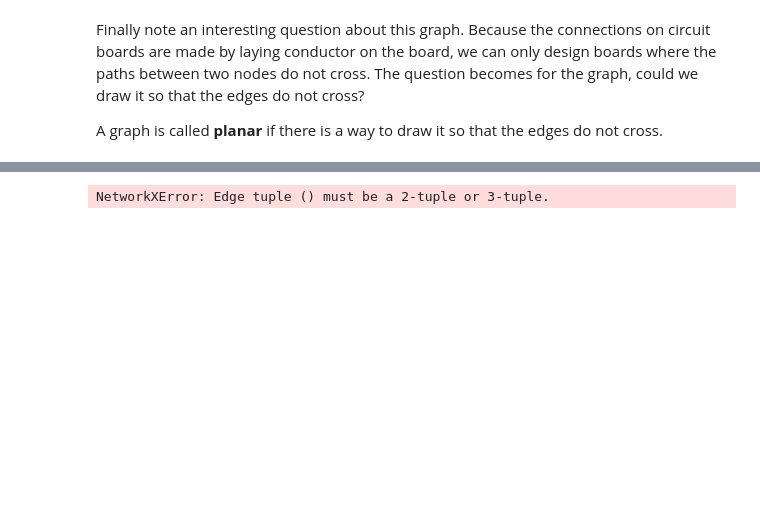
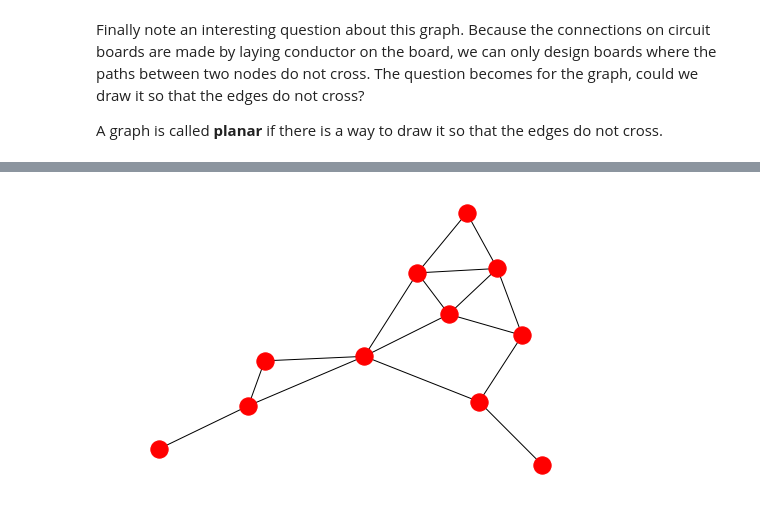
Before and after one commit to virgilpierce/MATH-228, a Jupyter notebook: Discrete Mathematics Introduction.ipynb, the cells around one changed output, grey strips where cells are left out. Drawn from its saved outputs; the diff is of its cells as text; code cells hidden in the pictures; blank space fills up the shorter version.

```diff
--- a/Discrete Mathematics Introduction.ipynb
+++ b/Discrete Mathematics Introduction.ipynb
@@ -126,39 +126,22 @@ Maps are very closely related to graphs. Consider the counties of colorado.
 
 Note that we could say that two counties are related if they share a border.
-# %%
-G = nx.Graph()
-
-# In this case we have two types of nodes - chips and inputs
-G.add_nodes_from(['Moffat', 'Routt', 'Rio Blanco', 'Jackson', 'Grand', 'Eagle', 'Garfield',
-                  'Larimer', 'Weld', 'Boulder', 'Logan', 'Morgan', 'Adams', 'Broomfield',
-                 'Sedgewick', 'Phillips', 'Yuma', 'Washington', 'Kit Carson', 'Lincoln',
-                  'Elbert', 'Arapahoe', 'Denver', 'Jefferson', 'Gilpin', 'Clear Creek',
-                  'Summit', 'Lake', 'Pitkin', 'Mesa', 'Gunnison', 'Delta', 'Montrose',
-                  'Chafee'])
-
-# Each input is connected to each node
-G.add_edges_from([('Moffat', 'Routt'), ('Moffat', 'Rio Blanco'), ('Routt', 'Jackson'),
-                  ('Routt', 'Grand'), ('Routt', 'Eagle'), ('Routt', 'Garfield'),
-                  ('Routt', 'Rio Blanco'), ('Jackson', 'Larimer'), ('Jackson', 'Grand'),
-                  ('Larimer', 'Weld'), ('Larimer', 'Boulder'), ('Larimer', 'Grand'),
-                  ('Weld', 'Logan'), ('Weld', 'Morgan'), ('Weld', 'Adams'),
-                  ('Weld', 'Broomfield'), ('Weld', 'Boulder'), ('Logan', 'Swedgewick'),
-                  ('Logan', 'Phillips'), ('Logan', 'Yuma'), ('Logan', 'Washington'),
-                  ('Logan', 'Morgan'), ('Sedgewick', 'Phillips'), ('Phillips', 'Yuma'),
-                  ('Yuma', 'Kit Carson'), ('Yuma', 'Washington'), ('Washington', 'Kit Carson'),
-                  ('Washington', 'Lincoln'), ('Washington', 'Elbert'),
-                  ('Washington', 'Arapahoe'), ('Washington', 'Adams'),
-                  ('Washington', 'Morgan'), ('Morgan', 'Adams'), ('Adamas', 'Arapahoe'),
-                  ('Adams', 'Denver'), ('Adams', 'Broomfield'), ('Broomfield', 'Jefferson'),
-                  ('Broomfield', 'Boulder'), ('Boulder', 'Jefferson'), ('Boulder', 'Gilpin'),
-                  ('Boulder', 'Grand'), ('Grand', 'Gilpin'), ('Grand', 'Clear Creek'),
-                  ('Grand', 'Summit'), ('Grand', 'Eagle'), ('Eagle', 'Summit'),
-                  ('Eagle', 'Lake'), ('Eagle', 'Pitkin'), ('Eagle', 'Garfield'),
-                  ('Garfield', 'Pitkin'), ('Garfield', 'Mesa'), ('Garfield', 'Rio Blanco'),
-                  ('Mesa', 'Pitkin'), ('Mesa', 'Gunnison'), ('Mesa', 'Delta'),
-                  ('Mesa', 'Montrose'), ('Pitkin', 'Lake'), ('Pitkin', 'Chafee'),
-                  ('Pitkin', 'Gunnison'),
-
-                ]
-# %% [output]
-NetworkXError: Edge tuple () must be a 2-tuple or 3-tuple.
+# %%
+G = nx.Graph()
+
+# This is tedious to do completely, so lets just take the north front range counties:
+G.add_nodes_from(['Larimer', 'Weld', 'Boulder', 'Broomfield', 'Adams', 'Arapahoe', 'Boulder', 'Denver', 'Jefferson',
+                 'Douglas'])
+
+# counties that share a border are connected
+G.add_edges_from([('Larimer', 'Weld'), ('Larimer', 'Boulder'), ('Weld', 'Adams'),
+                  ('Weld', 'Broomfield'), ('Weld', 'Boulder'), ('Adamas', 'Arapahoe'),
+                  ('Adams', 'Denver'), ('Adams', 'Broomfield'), ('Broomfield', 'Jefferson'),
+                  ('Broomfield', 'Boulder'), ('Boulder', 'Jefferson'), ('Jefferson', 'Denver'),
+                  ('Jefferson', 'Arapahoe'),
+                  ('Jefferson', 'Douglas'), ('Denver', 'Araphahoe'),
+                 ('Arapahoe', 'Douglas'),
+                ])
+# %%
+nx.draw(G)
+# %% [output]
+[figure, added]
```
Also changed, not shown: parts of 6 cells of this notebook.
